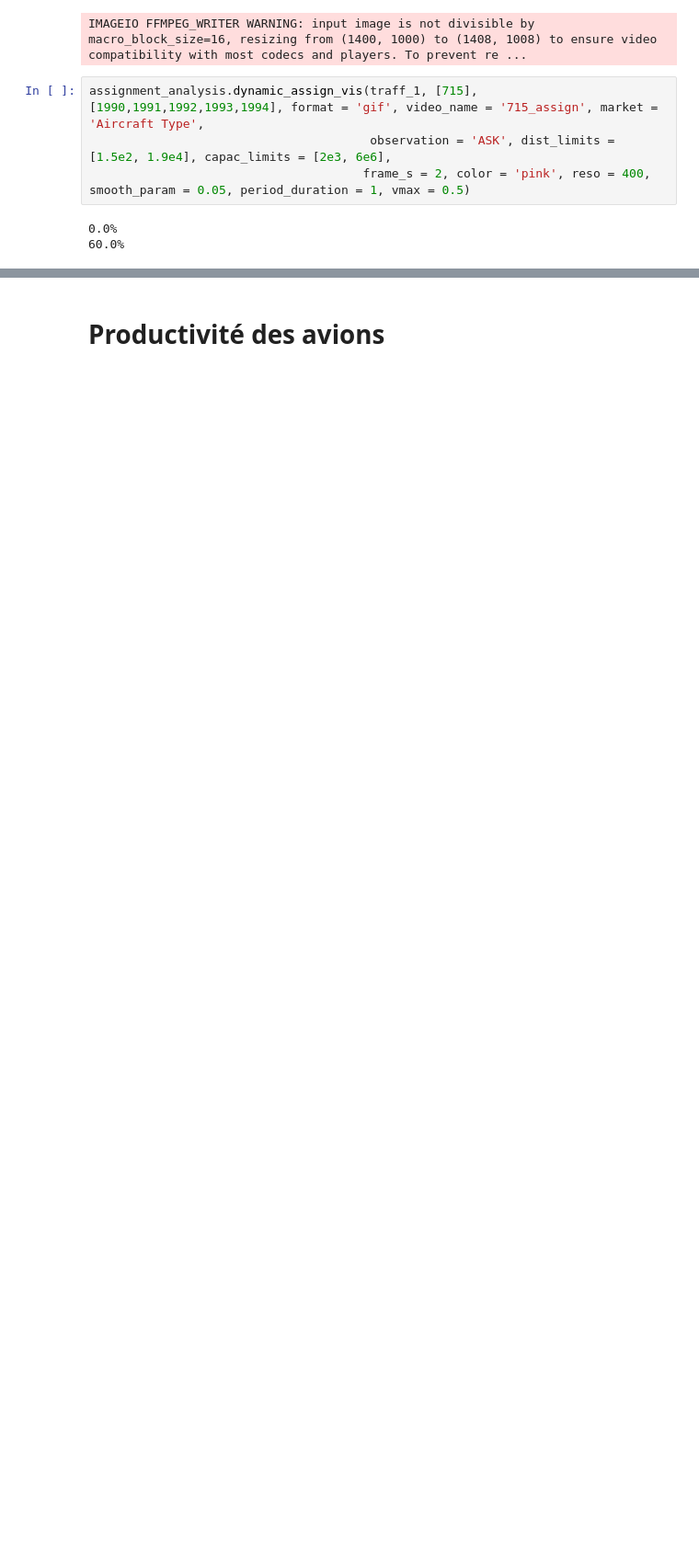
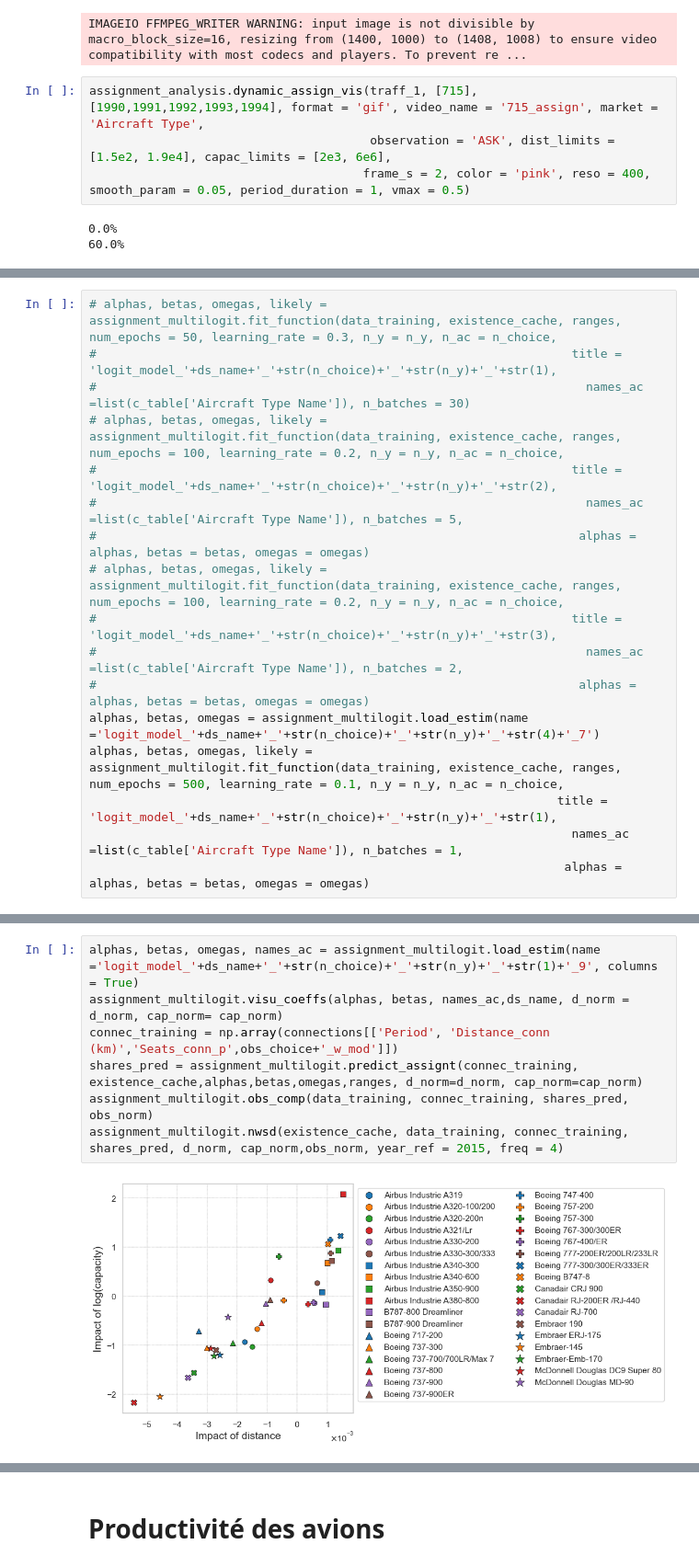
Before and after one commit to PacoViry/Thesis_models, a Jupyter notebook: main.ipynb, the cells around one changed output, grey strips where cells are left out. Shown at 92% size. Saved outputs shown, nothing was run; the diff lists cells and outputs as text; blank space fills up the shorter version.

```diff
--- a/main.ipynb
+++ b/main.ipynb
@@ -236,0 +231,17 @@ assignment_analysis.dynamic_assign_vis(traff_1, [715], [1990,1991,1992,1993,1994
+# %%
+# alphas, betas, omegas, likely = assignment_multilogit.fit_function(data_training, existence_cache, ranges, num_epochs = 50, learning_rate = 0.3, n_y = n_y, n_ac = n_choice,
+#                                                                  title = 'logit_model_'+ds_name+'_'+str(n_choice)+'_'+str(n_y)+'_'+str(1),
+#                                                                    names_ac =list(c_table['Aircraft Type Name']), n_batches = 30)
+# alphas, betas, omegas, likely = assignment_multilogit.fit_function(data_training, existence_cache, ranges, num_epochs = 100, learning_rate = 0.2, n_y = n_y, n_ac = n_choice,
+#                                                                  title = 'logit_model_'+ds_name+'_'+str(n_choice)+'_'+str(n_y)+'_'+str(2),
+#                                                                    names_ac =list(c_table['Aircraft Type Name']), n_batches = 5,
+#                                                                   alphas = alphas, betas = betas, omegas = omegas)
+# alphas, betas, omegas, likely = assignment_multilogit.fit_function(data_training, existence_cache, ranges, num_epochs = 100, learning_rate = 0.2, n_y = n_y, n_ac = n_choice,
+#                                                                  title = 'logit_model_'+ds_name+'_'+str(n_choice)+'_'+str(n_y)+'_'+str(3),
+#                                                                    names_ac =list(c_table['Aircraft Type Name']), n_batches = 2,
+#                                                                   alphas = alphas, betas = betas, omegas = omegas)
+alphas, betas, omegas = assignment_multilogit.load_estim(name ='logit_model_'+ds_name+'_'+str(n_choice)+'_'+str(n_y)+'_'+str(4)+'_7')
+alphas, betas, omegas, likely = assignment_multilogit.fit_function(data_training, existence_cache, ranges, num_epochs = 500, learning_rate = 0.1, n_y = n_y, n_ac = n_choice,
+                                                                 title = 'logit_model_'+ds_name+'_'+str(n_choice)+'_'+str(n_y)+'_'+str(1),
+                                                                   names_ac =list(c_table['Aircraft Type Name']), n_batches = 1,
+                                                                  alphas = alphas, betas = betas, omegas = omegas)
@@ -236,0 +266,9 @@ assignment_analysis.dynamic_assign_vis(traff_1, [715], [1990,1991,1992,1993,1994
+# %%
+alphas, betas, omegas, names_ac = assignment_multilogit.load_estim(name ='logit_model_'+ds_name+'_'+str(n_choice)+'_'+str(n_y)+'_'+str(1)+'_9', columns = True)
+assignment_multilogit.visu_coeffs(alphas, betas, names_ac,ds_name, d_norm = d_norm, cap_norm= cap_norm)
+connec_training = np.array(connections[['Period', 'Distance_conn (km)','Seats_conn_p',obs_choice+'_w_mod']])
+shares_pred = assignment_multilogit.predict_assignt(connec_training, existence_cache,alphas,betas,omegas,ranges, d_norm=d_norm, cap_norm=cap_norm)
+assignment_multilogit.obs_comp(data_training, connec_training, shares_pred, obs_norm)
+assignment_multilogit.nwsd(existence_cache, data_training, connec_training, shares_pred, d_norm, cap_norm,obs_norm, year_ref = 2015, freq = 4)
+# %% [output]
+[figure, added]
```
Also changed, not shown: parts of 30 cells of this notebook, 6 other files.
